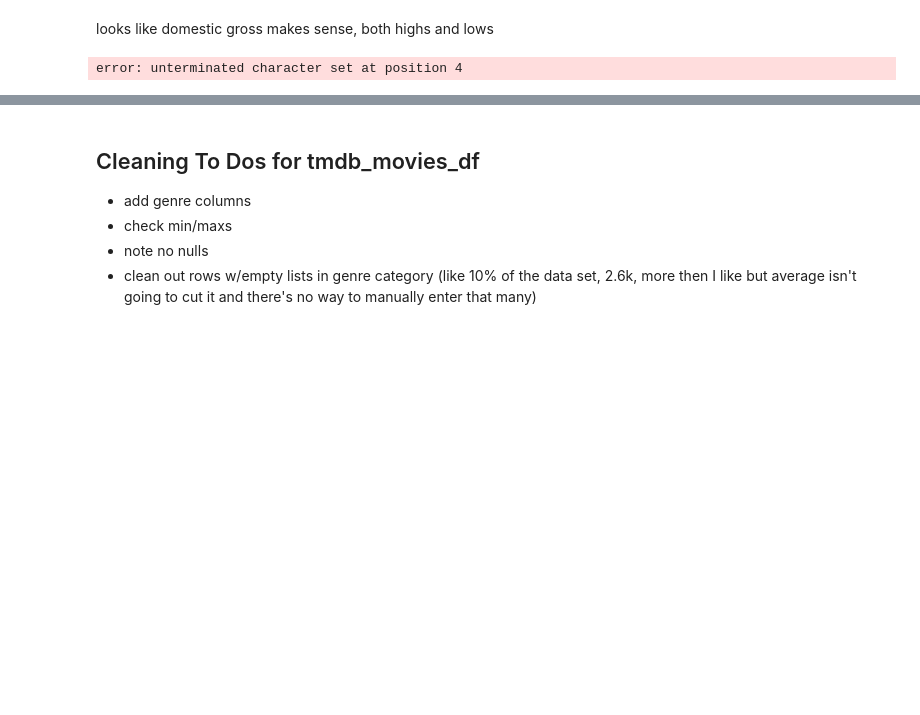
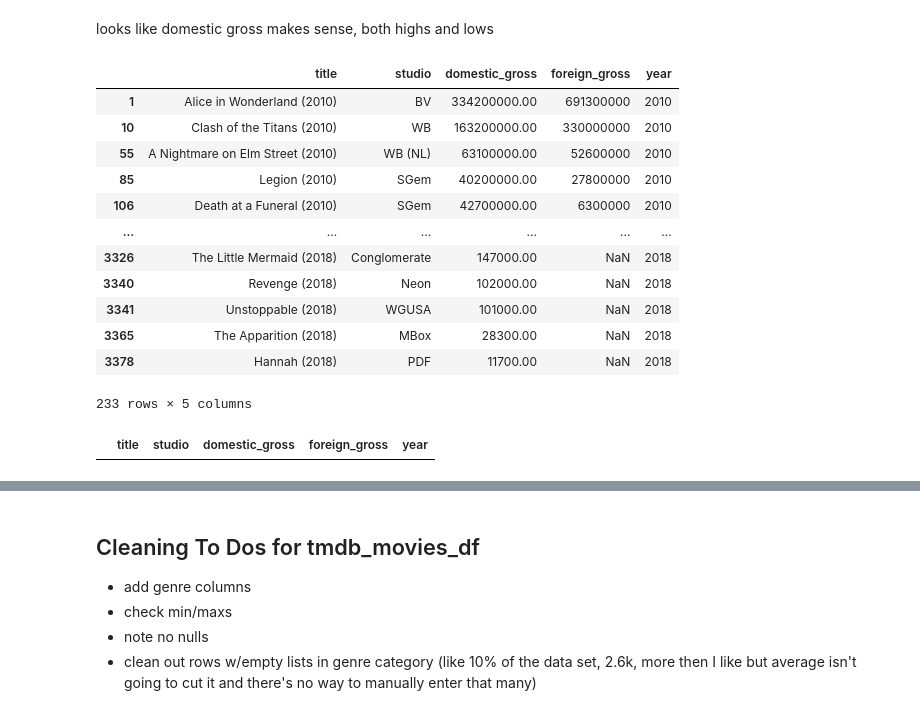
Before and after one commit to houleyemballo/AnalysisMovieData, a Jupyter notebook: DataCleaning.ipynb, the cells around one changed output, grey strips where cells are left out. Drawn from its saved outputs; the diff is of its cells as text; code cells hidden in the pictures; blank space fills up the shorter version.

```diff
--- a/DataCleaning.ipynb
+++ b/DataCleaning.ipynb
@@ -23,3 +41,8 @@ tn_movie_budgets_df = pd.read_csv('zippedData/tn.movie_budgets.csv.gz')
+# %%
+##will display floats to the second decimal place
+## this code resets this change: pd.reset_option('^display.', silent=True)
+
+pd.options.display.float_format = '{:.2f}'.format
 # %%
 movie_gross_df.info()
 # %% [output]
@@ -141,10 +164,24 @@ looks like domestic gross makes sense, both highs and lows
 #importing regex so I can more easily find the films with the year added to their titles
 
 import re
-# %%
-
-
-# df[df['Country (region)'].str.count('^[pP].*')>0]
-movie_gross_df[movie_gross_df['title'].str.count("/\(([^()\]*)\)/g'")>0]
-# %% [output]
-error: unterminated character set at position 4
+# %%
+reg_expression = '\([0-9]{4}\)' #looks for 4-digit numeric string between '(' and ')'
+
+# found the below format online, returns all movies that meet the reg expression
+
+titles_need_formatting = movie_gross_df[movie_gross_df['title'].str.count(reg_expression)>0]
+titles_need_formatting
+# %% [output]
+|  | title | studio | domestic_gross | foreign_gross | year |
+| 1 | Alice in Wonderland (2010) | BV | 334200000.00 | 691300000 | 2010 |
+| 10 | Clash of the Titans (2010) | WB | 163200000.00 | 330000000 | 2010 |
+| 55 | A Nightmare on Elm Street (2010) | WB (NL) | 63100000.00 | 52600000 | 2010 |
+| 85 | Legion (2010) | SGem | 40200000.00 | 27800000 | 2010 |
+| 106 | Death at a Funeral (2010) | SGem | 42700000.00 | 6300000 | 2010 |
+| ... | ... | ... | ... | ... | ... |
+| 3326 | The Little Mermaid (2018) | Conglomerate | 147000.00 | NaN | 2018 |
+| 3340 | Revenge (2018) | Neon | 102000.00 | NaN | 2018 |
+| 3341 | Unstoppable (2018) | WGUSA | 101000.00 | NaN | 2018 |
+| 3365 | The Apparition (2018) | MBox | 28300.00 | NaN | 2018 |
+| 3378 | Hannah (2018) | PDF | 11700.00 | NaN | 2018 |
+233 rows × 5 columns
@@ -150,0 +201,7 @@ error: unterminated character set at position 4
+# %%
+#this cell confirms that all the TITLE (YEAR) values in the title column have
+#had the year info removed.
+
+movie_gross_df[movie_gross_df['title'].str.count(reg_expression)>0]
+# %% [output]
+|  | title | studio | domestic_gross | foreign_gross | year |
```
Also changed, not shown: parts of 24 cells of this notebook.
